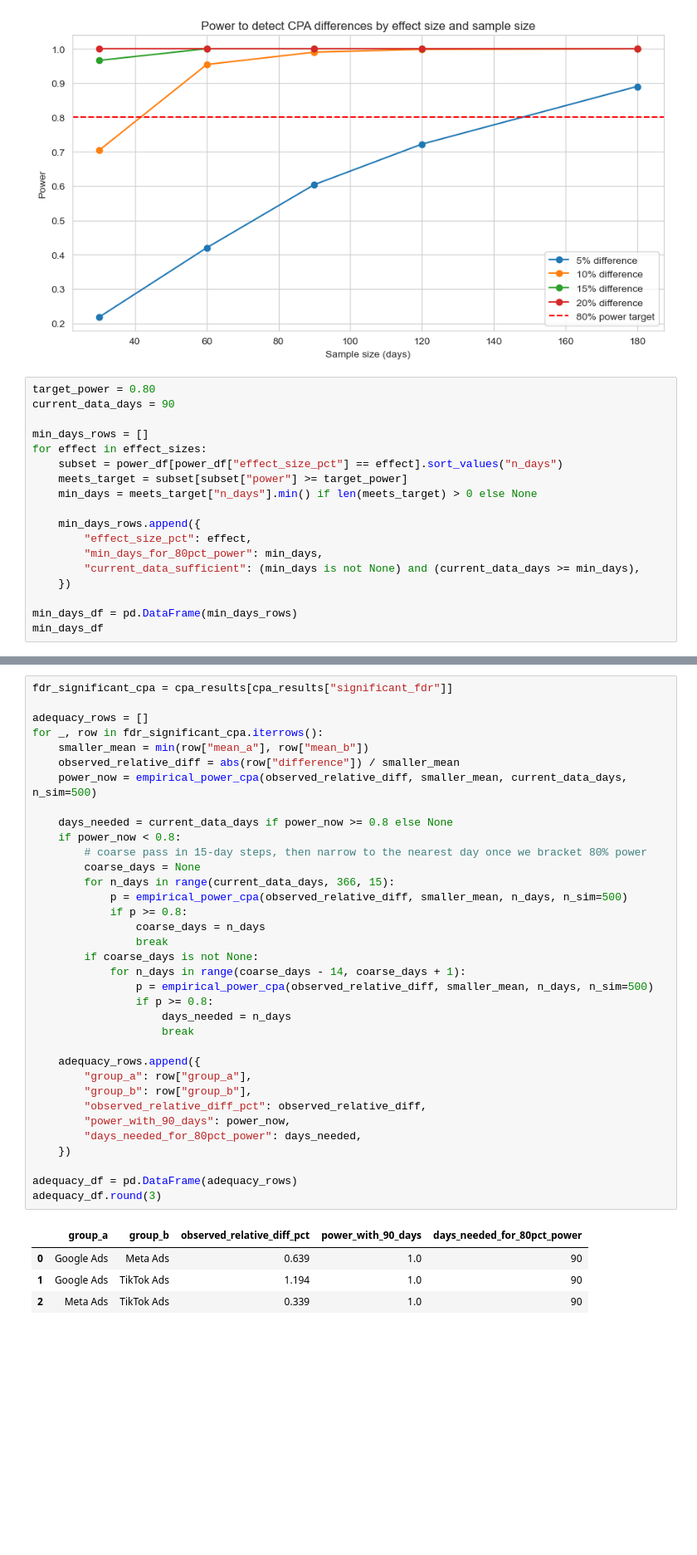
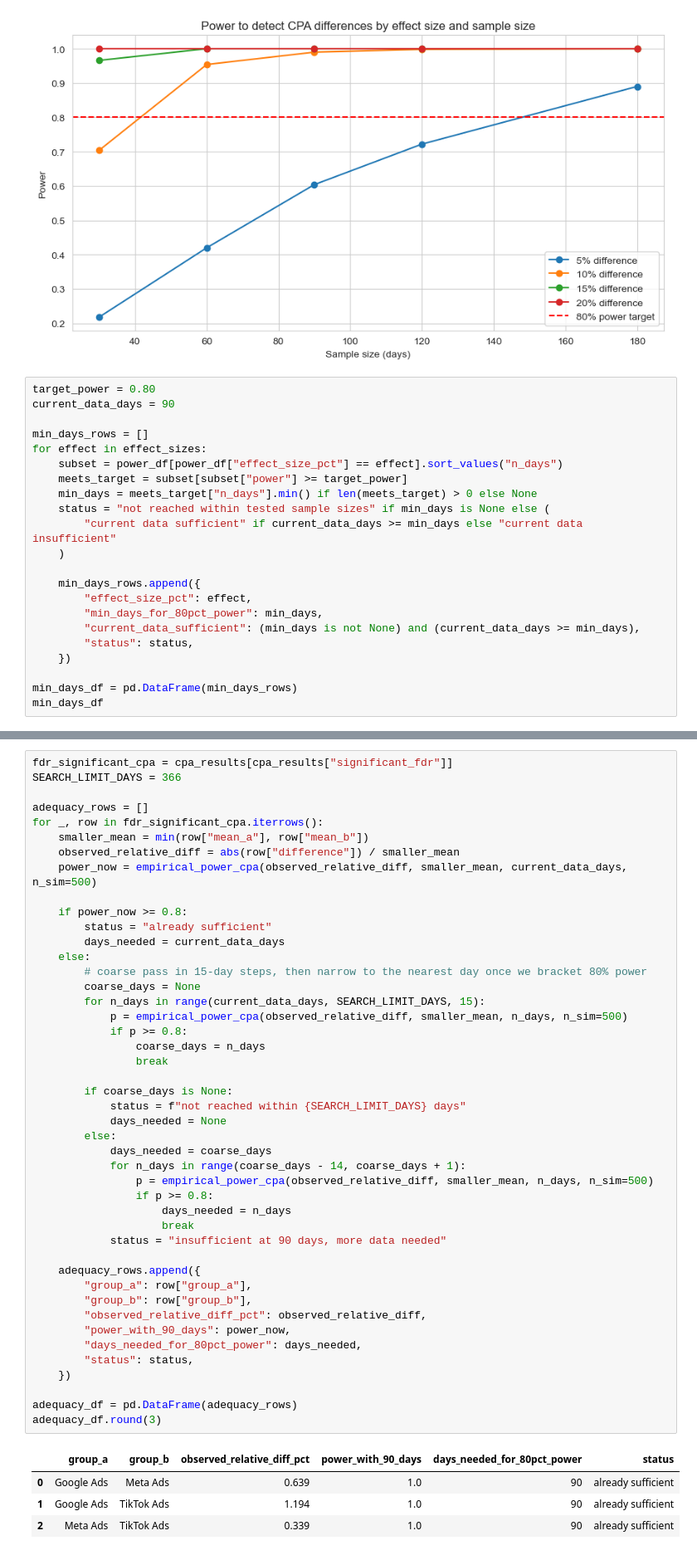
Before and after one commit to jp92672/johna-lab-week7-day5-statistical-analysis, a Jupyter notebook: statistical_analysis.ipynb, the cells around one changed output, grey strips where cells are left out. Shown at 83% size. Drawn from its saved outputs; the diff is of its cells as text; blank space fills up the shorter version.

```diff
--- a/statistical_analysis.ipynb
+++ b/statistical_analysis.ipynb
@@ -398,11 +398,15 @@ for effect in effect_sizes:
     subset = power_df[power_df["effect_size_pct"] == effect].sort_values("n_days")
     meets_target = subset[subset["power"] >= target_power]
     min_days = meets_target["n_days"].min() if len(meets_target) > 0 else None
+    status = "not reached within tested sample sizes" if min_days is None else (
+        "current data sufficient" if current_data_days >= min_days else "current data insufficient"
+    )
 
     min_days_rows.append({
         "effect_size_pct": effect,
         "min_days_for_80pct_power": min_days,
         "current_data_sufficient": (min_days is not None) and (current_data_days >= min_days),
+        "status": status,
     })
 
 min_days_df = pd.DataFrame(min_days_rows)
@@ -416,43 +420,53 @@ min_days_df
 # %%
 fdr_significant_cpa = cpa_results[cpa_results["significant_fdr"]]
+SEARCH_LIMIT_DAYS = 366
 
 adequacy_rows = []
 for _, row in fdr_significant_cpa.iterrows():
     smaller_mean = min(row["mean_a"], row["mean_b"])
     observed_relative_diff = abs(row["difference"]) / smaller_mean
     power_now = empirical_power_cpa(observed_relative_diff, smaller_mean, current_data_days, n_sim=500)
 
-    days_needed = current_data_days if power_now >= 0.8 else None
-    if power_now < 0.8:
+    if power_now >= 0.8:
+        status = "already sufficient"
+        days_needed = current_data_days
+    else:
         # coarse pass in 15-day steps, then narrow to the nearest day once we bracket 80% power
         coarse_days = None
-        for n_days in range(current_data_days, 366, 15):
+        for n_days in range(current_data_days, SEARCH_LIMIT_DAYS, 15):
             p = empirical_power_cpa(observed_relative_diff, smaller_mean, n_days, n_sim=500)
             if p >= 0.8:
                 coarse_days = n_days
                 break
-        if coarse_days is not None:
+
+        if coarse_days is None:
+            status = f"not reached within {SEARCH_LIMIT_DAYS} days"
+            days_needed = None
+        else:
+            days_needed = coarse_days
             for n_days in range(coarse_days - 14, coarse_days + 1):
                 p = empirical_power_cpa(observed_relative_diff, smaller_mean, n_days, n_sim=500)
                 if p >= 0.8:
                     days_needed = n_days
                     break
+            status = "insufficient at 90 days, more data needed"
 
     adequacy_rows.append({
         "group_a": row["group_a"],
         "group_b": row["group_b"],
         "observed_relative_diff_pct": observed_relative_diff,
         "power_with_90_days": power_now,
         "days_needed_for_80pct_power": days_needed,
+        "status": status,
     })
 
 adequacy_df = pd.DataFrame(adequacy_rows)
 adequacy_df.round(3)
 # %% [output]
-|  | group_a | group_b | observed_relative_diff_pct | power_with_90_days | days_needed_for_80pct_power |
-| 0 | Google Ads | Meta Ads | 0.639 | 1.0 | 90 |
-| 1 | Google Ads | TikTok Ads | 1.194 | 1.0 | 90 |
-| 2 | Meta Ads | TikTok Ads | 0.339 | 1.0 | 90 |
+|  | group_a | group_b | observed_relative_diff_pct | power_with_90_days | days_needed_for_80pct_power | status |
+| 0 | Google Ads | Meta Ads | 0.639 | 1.0 | 90 | already sufficient |
+| 1 | Google Ads | TikTok Ads | 1.194 | 1.0 | 90 | already sufficient |
+| 2 | Meta Ads | TikTok Ads | 0.339 | 1.0 | 90 | already sufficient |
 # %% [markdown]
 ## Part 5: Business Recommendations
 ### Step 8: Synthesize Findings and Create Recommendations
```
Also changed, not shown: parts of 1 cell of this notebook.
